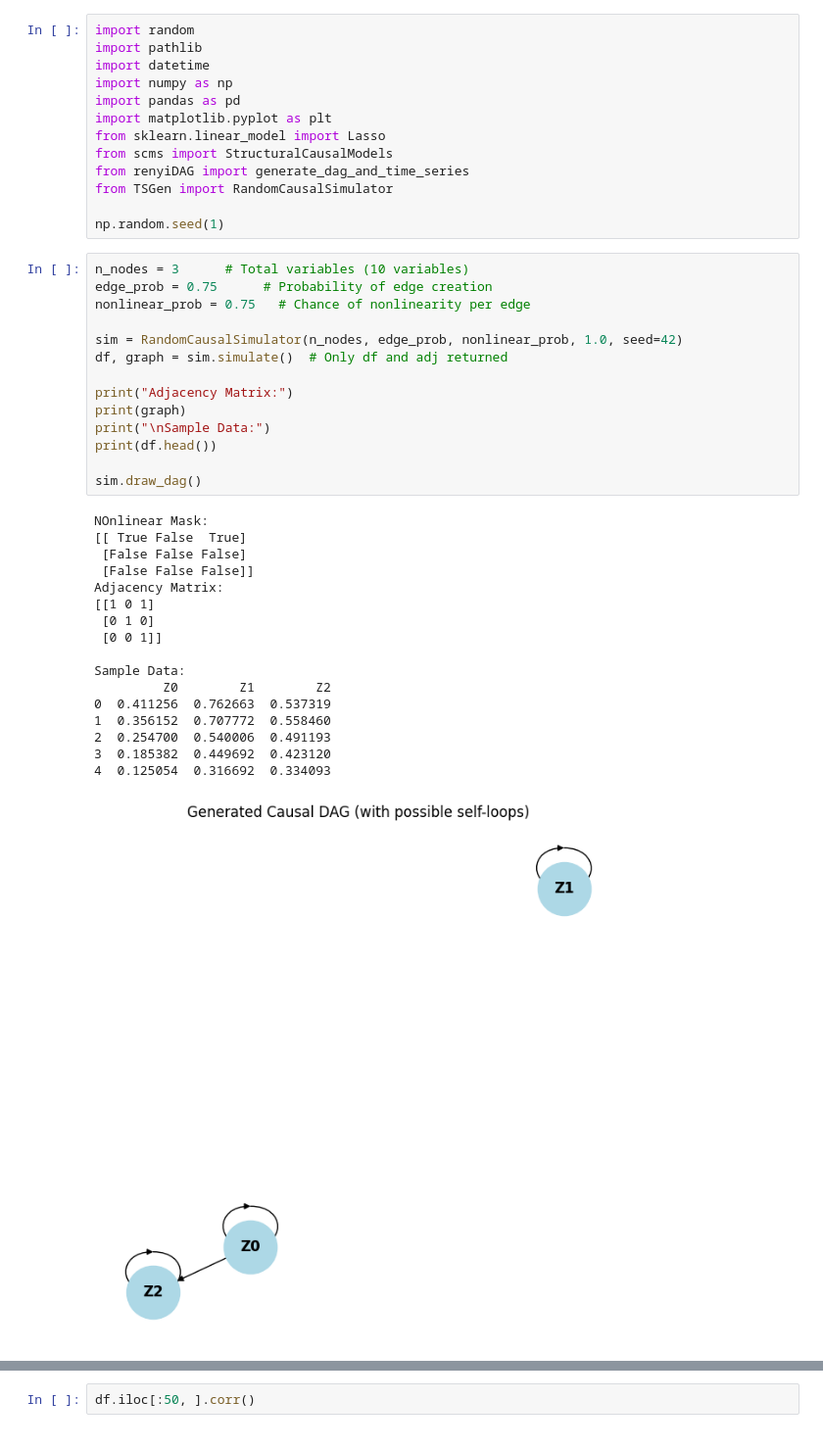
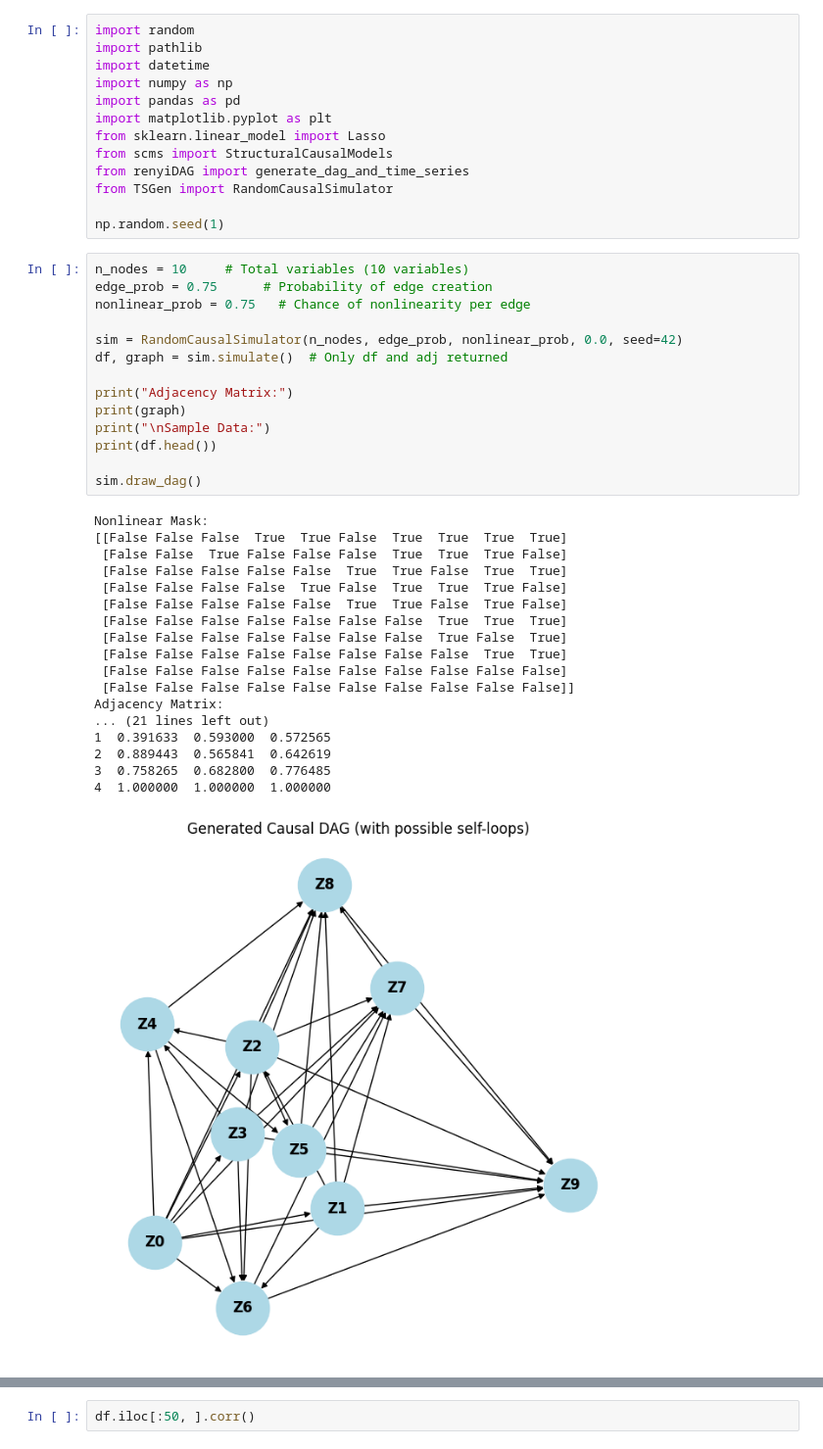
Before and after one commit to wasimahmadpk/cdmi, a Jupyter notebook: src/scms.ipynb, the cells around one changed output, grey strips where cells are left out. Shown at 98% size. Cells and saved outputs as stored; diff of their text form.

```diff
--- a/src/scms.ipynb
+++ b/src/scms.ipynb
@@ -20,37 +20,38 @@ from TSGen import RandomCausalSimulator
 
 np.random.seed(1)
 # %%
-n_nodes = 3      # Total variables (10 variables)
+n_nodes = 10     # Total variables (10 variables)
 edge_prob = 0.75      # Probability of edge creation
 nonlinear_prob = 0.75   # Chance of nonlinearity per edge
 
-sim = RandomCausalSimulator(n_nodes, edge_prob, nonlinear_prob, 1.0, seed=42)
+sim = RandomCausalSimulator(n_nodes, edge_prob, nonlinear_prob, 0.0, seed=42)
 df, graph = sim.simulate()  # Only df and adj returned
 
 print("Adjacency Matrix:")
 print(graph)
 print("\nSample Data:")
 print(df.head())
 
 sim.draw_dag()
 # %% [output]
-NOnlinear Mask:
-[[ True False  True]
- [False False False]
- [False False False]]
+Nonlinear Mask:
+[[False False False  True  True False  True  True  True  True]
+ [False False  True False False False  True  True  True False]
+ [False False False False False  True  True False  True  True]
+ [False False False False  True False  True  True  True False]
+ [False False False False False  True  True False  True False]
+ [False False False False False False False  True  True  True]
+ [False False False False False False False  True False  True]
+ [False False False False False False False False  True  True]
+ [False False False False False False False False False False]
+ [False False False False False False False False False False]]
 Adjacency Matrix:
-[[1 0 1]
- [0 1 0]
- [0 0 1]]
-
-Sample Data:
-         Z0        Z1        Z2
-0  0.411256  0.762663  0.537319
-1  0.356152  0.707772  0.558460
-2  0.254700  0.540006  0.491193
-3  0.185382  0.449692  0.423120
-4  0.125054  0.316692  0.334093
+... (21 lines left out)
+1  0.391633  0.593000  0.572565
+2  0.889443  0.565841  0.642619
+3  0.758265  0.682800  0.776485
+4  1.000000  1.000000  1.000000
-[figure, old version]
+[figure, new version]
 # %%
 df.iloc[:100, ].plot()
 # %% [output]
```
Also changed, not shown: parts of 1 cell of this notebook, 3 other files.
